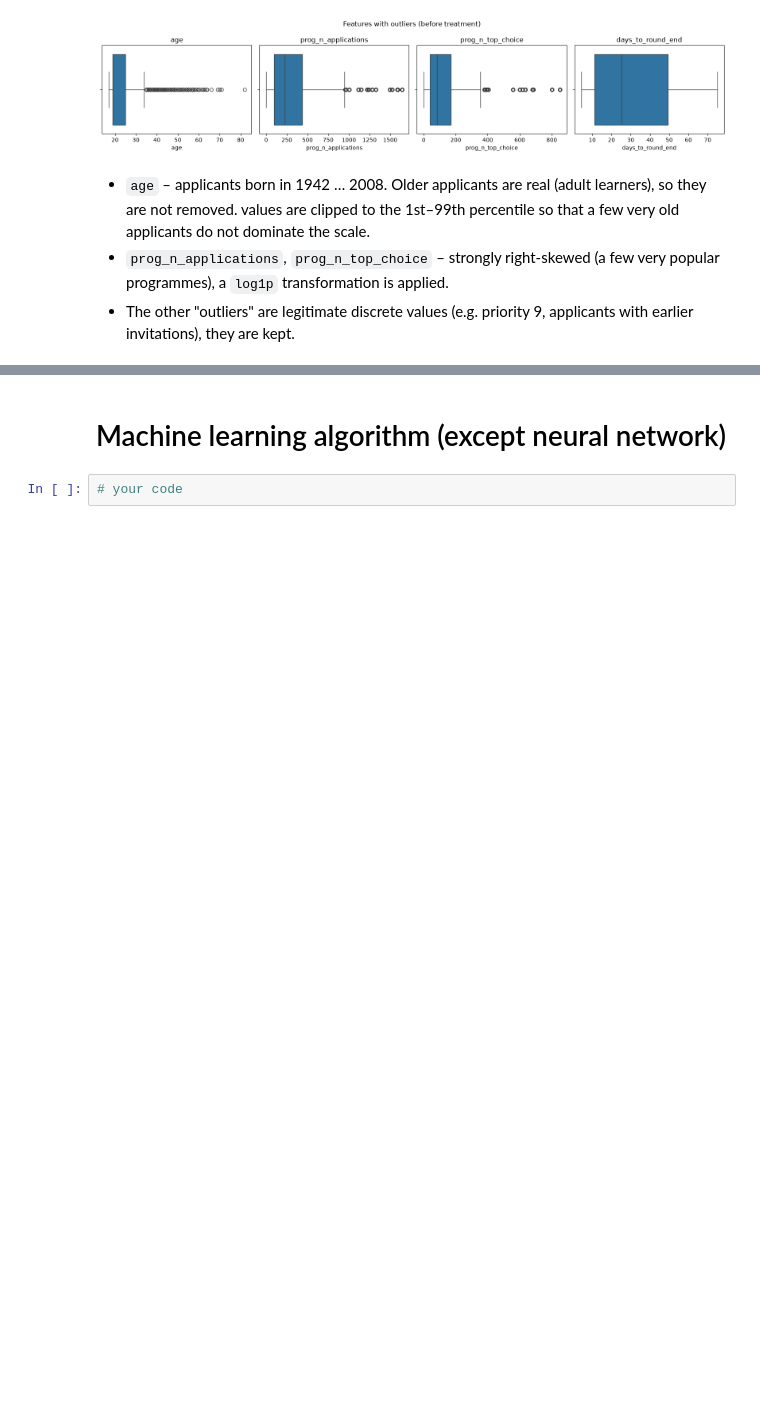
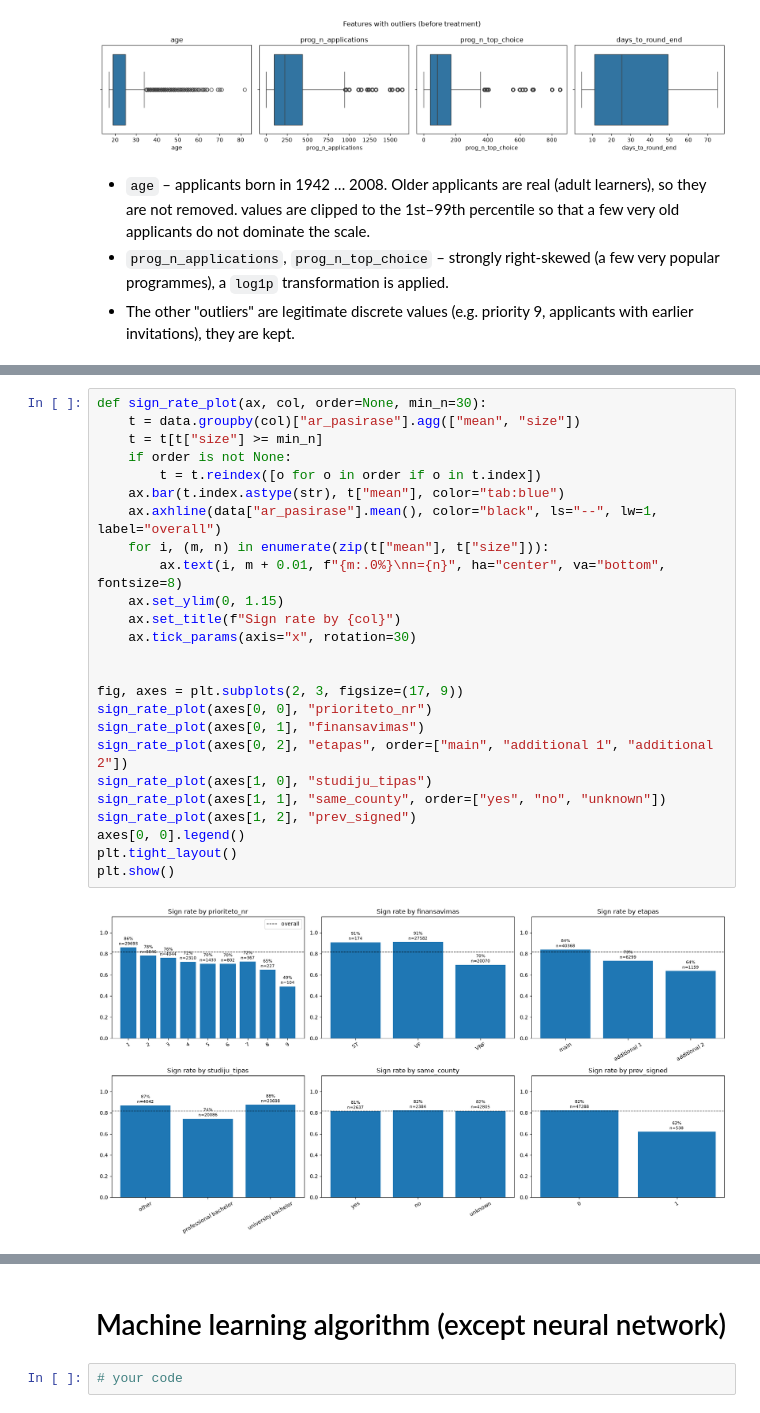
Before and after one commit to AxOxS/enrolmentPrediction, a Jupyter notebook: Individual_project.ipynb, the cells around one changed output, grey strips where cells are left out. Cells and saved outputs as stored; diff of their text form; blank space fills up the shorter version.

```diff
--- a/Individual_project.ipynb
+++ b/Individual_project.ipynb
@@ -501,0 +517,27 @@ NameError: name 'np' is not defined
+# %%
+def sign_rate_plot(ax, col, order=None, min_n=30):
+    t = data.groupby(col)["ar_pasirase"].agg(["mean", "size"])
+    t = t[t["size"] >= min_n]
+    if order is not None:
+        t = t.reindex([o for o in order if o in t.index])
+    ax.bar(t.index.astype(str), t["mean"], color="tab:blue")
+    ax.axhline(data["ar_pasirase"].mean(), color="black", ls="--", lw=1, label="overall")
+    for i, (m, n) in enumerate(zip(t["mean"], t["size"])):
+        ax.text(i, m + 0.01, f"{m:.0%}\nn={n}", ha="center", va="bottom", fontsize=8)
+    ax.set_ylim(0, 1.15)
+    ax.set_title(f"Sign rate by {col}")
+    ax.tick_params(axis="x", rotation=30)
+
+
+fig, axes = plt.subplots(2, 3, figsize=(17, 9))
+sign_rate_plot(axes[0, 0], "prioriteto_nr")
+sign_rate_plot(axes[0, 1], "finansavimas")
+sign_rate_plot(axes[0, 2], "etapas", order=["main", "additional 1", "additional 2"])
+sign_rate_plot(axes[1, 0], "studiju_tipas")
+sign_rate_plot(axes[1, 1], "same_county", order=["yes", "no", "unknown"])
+sign_rate_plot(axes[1, 2], "prev_signed")
+axes[0, 0].legend()
+plt.tight_layout()
+plt.show()
+# %% [output]
+[figure, added]
```
Also changed, not shown: parts of 7 cells of this notebook.
